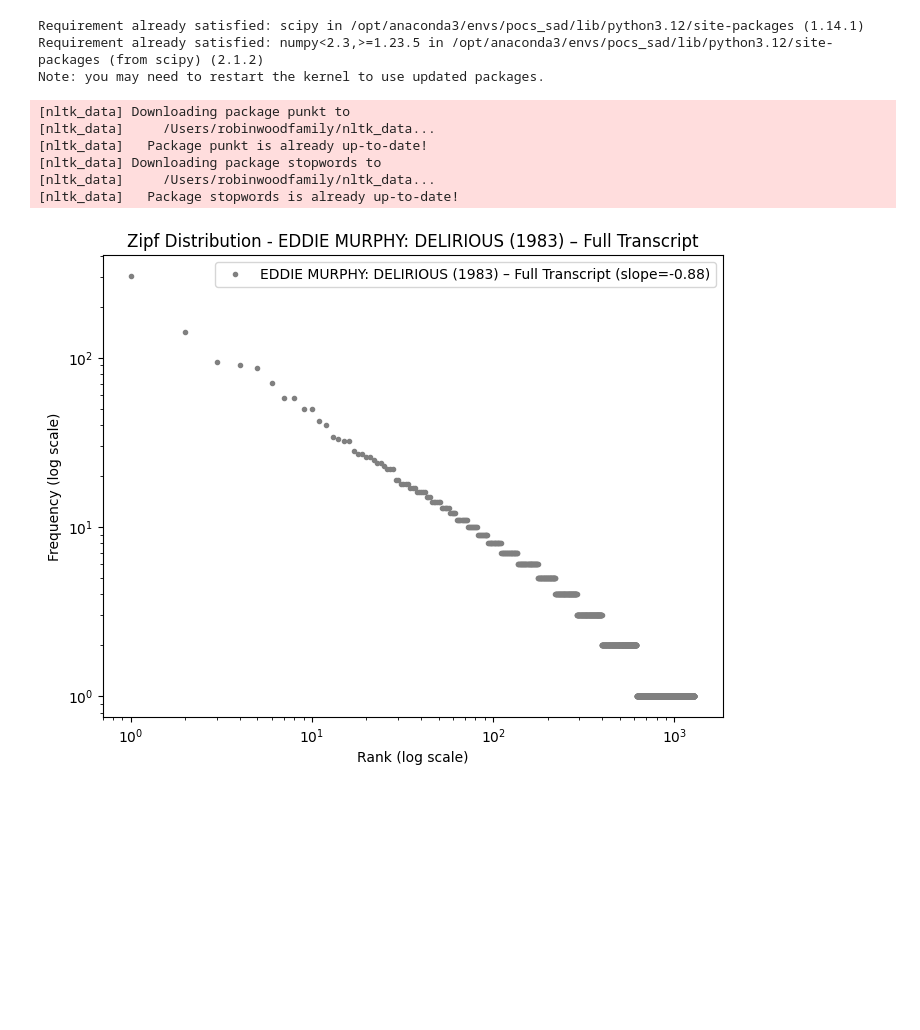
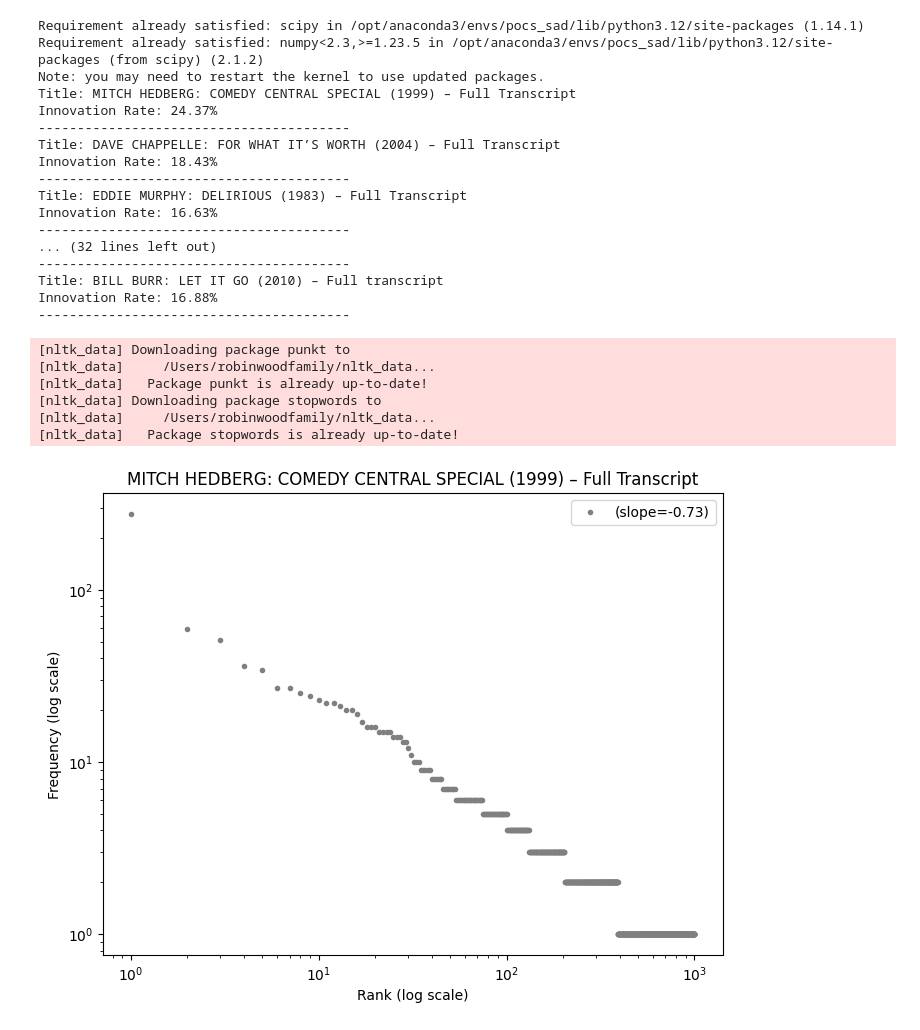
Before and after one commit to marobinette/pocs, a Jupyter notebook: project/data_functions.ipynb, the cells around one changed output. Drawn from its saved outputs; the diff is of its cells as text; code cells hidden in the pictures; blank space fills up the shorter version.

Commit message:
clean up them plots a bit

```diff
--- a/project/data_functions.ipynb
+++ b/project/data_functions.ipynb
@@ -127,35 +127,50 @@ def plot_zipf_distribution(df, title):
 
     # Rank the words by frequency
     word_data['rank'] = np.arange(1, len(word_data) + 1)
 
     # Log-transform rank and frequency
     log_rank = np.log10(word_data['rank'])
     log_freq = np.log10(word_data['counts'])
 
     # Perform linear regression to calculate the slope
     slope, intercept, r_value, p_value, std_err = linregress(log_rank, log_freq)
 
     # Plot the Zipf distribution (log-log scale)
     plt.figure(figsize=(8, 6))
-    plt.loglog(word_data['rank'], word_data['counts'], marker=".", linestyle='none', color="grey", label=f'{title} (slope={slope:.2f})')
+    plt.loglog(word_data['rank'], word_data['counts'], marker=".", linestyle='none', color="grey", label=f'(slope={slope:.2f})')
 
     plt.xlabel('Rank (log scale)')
     plt.ylabel('Frequency (log scale)')
-    plt.title(f'Zipf Distribution - {title}')
+    plt.title(title)
     plt.legend()
     plt.show()
 
 
-# print_innovation_rate_data(df)
-plot_zipf_distribution(df, 'EDDIE MURPHY: DELIRIOUS (1983) – Full Transcript')
+print_innovation_rate_data(df)
+plot_zipf_distribution(df, 'MITCH HEDBERG: COMEDY CENTRAL SPECIAL (1999) – Full Transcript')
+plot_zipf_distribution(df, 'RICHARD PRYOR: LIVE ON THE SUNSET STRIP (1982) – Full Transcript')
 # %% [output]
 Requirement already satisfied: scipy in /opt/anaconda3/envs/pocs_sad/lib/python3.12/site-packages (1.14.1)
 Requirement already satisfied: numpy<2.3,>=1.23.5 in /opt/anaconda3/envs/pocs_sad/lib/python3.12/site-packages (from scipy) (2.1.2)
 Note: you may need to restart the kernel to use updated packages.
+Title: MITCH HEDBERG: COMEDY CENTRAL SPECIAL (1999) – Full Transcript
+Innovation Rate: 24.37%
+----------------------------------------
+Title: DAVE CHAPPELLE: FOR WHAT IT’S WORTH (2004) – Full Transcript
+Innovation Rate: 18.43%
+----------------------------------------
+Title: EDDIE MURPHY: DELIRIOUS (1983) – Full Transcript
+Innovation Rate: 16.63%
+----------------------------------------
+... (32 lines left out)
+----------------------------------------
+Title: BILL BURR: LET IT GO (2010) – Full transcript
+Innovation Rate: 16.88%
+----------------------------------------
 [nltk_data] Downloading package punkt to
 [nltk_data]     /Users/robinwoodfamily/nltk_data...
 [nltk_data]   Package punkt is already up-to-date!
 [nltk_data] Downloading package stopwords to
 [nltk_data]     /Users/robinwoodfamily/nltk_data...
 [nltk_data]   Package stopwords is already up-to-date!
-[figure, old version]
+[figure, new version]
```
Also changed, not shown: parts of 1 cell of this notebook.
